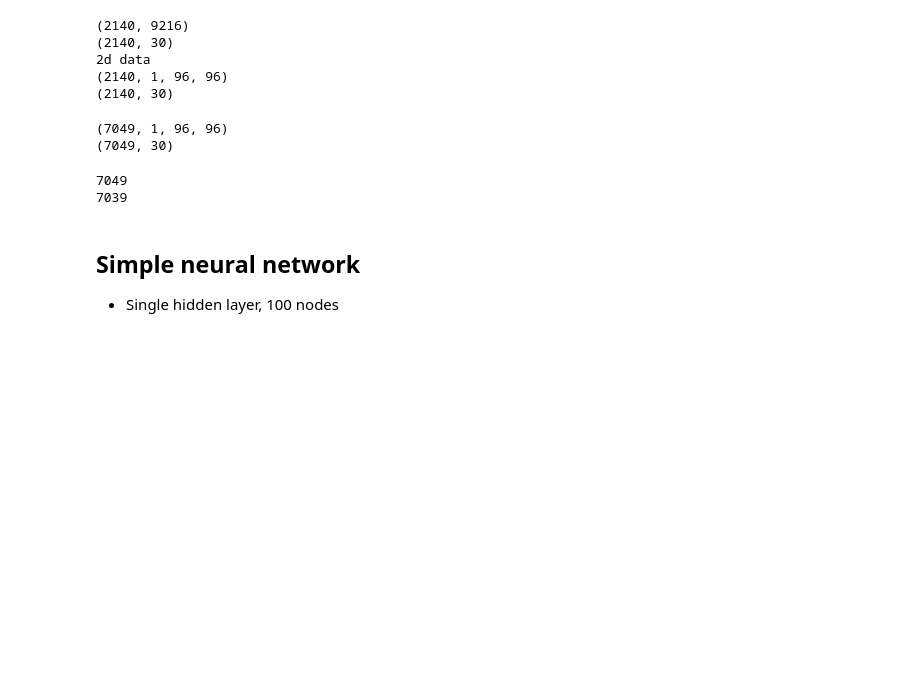
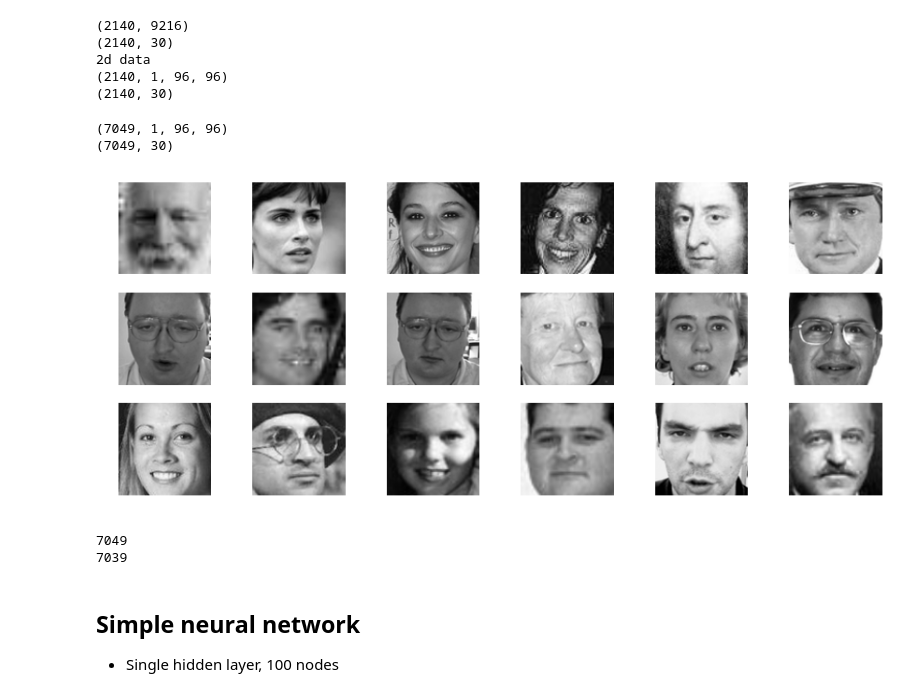
Before and after one commit to apeksharma/facial_keypoint_detection, a Jupyter notebook: facial_keypoint_detection.ipynb, the cells around one changed output. Cells and saved outputs as stored; diff of their text form; code cells hidden in the pictures; blank space fills up the shorter version.

```diff
--- a/facial_keypoint_detection.ipynb
+++ b/facial_keypoint_detection.ipynb
@@ -40,6 +40,12 @@ LOOKUP_DF.drop('Location', 1, inplace = True)
 for i in range(len(FEATURES)):
     print i, ") ", FEATURES[i]
 
+s = ""
+for i in range(len(FEATURES)):
+    s += "'" + FEATURES[i] + "',"
+
+print s
+
 # Output directory and files
 SUB_DIR = '/home/ubuntu/training/'
 MODEL_DIR = '/home/ubuntu/training/'
@@ -159,6 +165,17 @@ print y_full.shape
 # %% [output]
 (7049, 1, 96, 96)
 (7049, 30)
+# %%
+# Print a sample of cropped images
+count = 0
+plt.figure('', (15, 6))
+for i in range(0, 18):
+    count += 1
+    plt.subplot(3,6, count)
+    plt.imshow(X_full[i][0], cmap=plt.cm.gray)
+    plt.axis('off')
+# %% [output]
+[figure, added]
 # %%
 ## DEBUG
 count = 0
```
Also changed, not shown: parts of 15 cells of this notebook.
